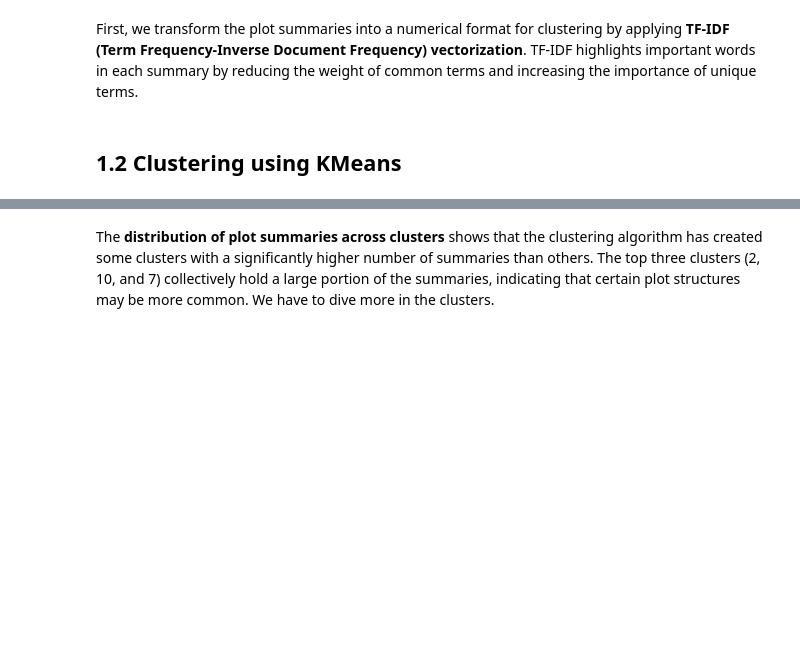
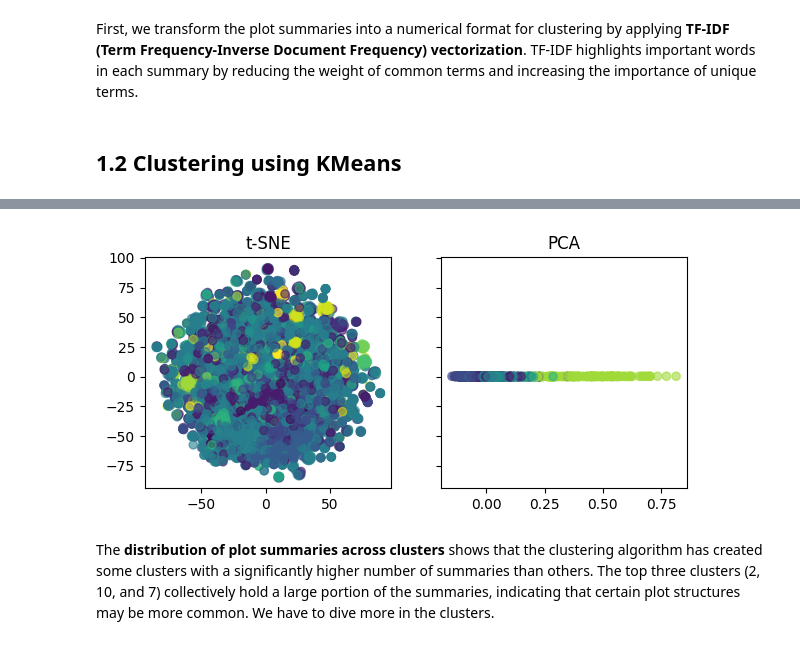
Before and after one commit to arthurEpfl/CMU_MovieCorpus_Data_Analysis, a Jupyter notebook: src/summaries.ipynb, the cells around one changed output, grey strips where cells are left out. Drawn from its saved outputs; the diff is of its cells as text; code cells hidden in the pictures; blank space fills up the shorter version.

```diff
--- a/src/summaries.ipynb
+++ b/src/summaries.ipynb
@@ -87,5 +92,5 @@ plt.show()
 # Clustering with KMeans
 n_clusters = 15
 kmeans = KMeans(n_clusters=n_clusters, random_state=0)
-common_summaries['plot_structure_cluster'] = kmeans.fit_predict(combined_matrix)
+movies_summary['plot_structure_cluster'] = kmeans.fit_predict(combined_matrix)
 # %%
@@ -96,18 +120,20 @@ X_reduced_pca = PCA(n_components=2).fit(combined_matrix).transform(combined_matr
 # %%
 fig, axs = plt.subplots(1, 2, figsize=(7,3), sharey=True)
 
 # Cluster the data in 3 groups
-labels = common_summaries['plot_structure_cluster']
+labels = movies_summary['plot_structure_cluster']
 
 # Plot the data reduced in 2d space with t-SNE
 axs[0].scatter(X_reduced_tsne[:,0], X_reduced_tsne[:,1], c=labels, alpha=0.6)
 axs[0].set_title("t-SNE")
 
 # Plot the data reduced in 2d space with PCA
 axs[1].scatter(X_reduced_pca[:,0], X_reduced_pca[:,1], c=labels, alpha=0.6)
 axs[1].set_title("PCA")
 
 plt.show()
+# %% [output]
+[figure, added]
 # %% [markdown]
 The **distribution of plot summaries across clusters** shows that the clustering algorithm has created some clusters with a significantly higher number of summaries than others. The top three clusters (2, 10, and 7) collectively hold a large portion of the summaries, indicating that certain plot structures may be more common. We have to dive more in the clusters.
 # %% [markdown]
```
Also changed, not shown: parts of 24 cells of this notebook.
